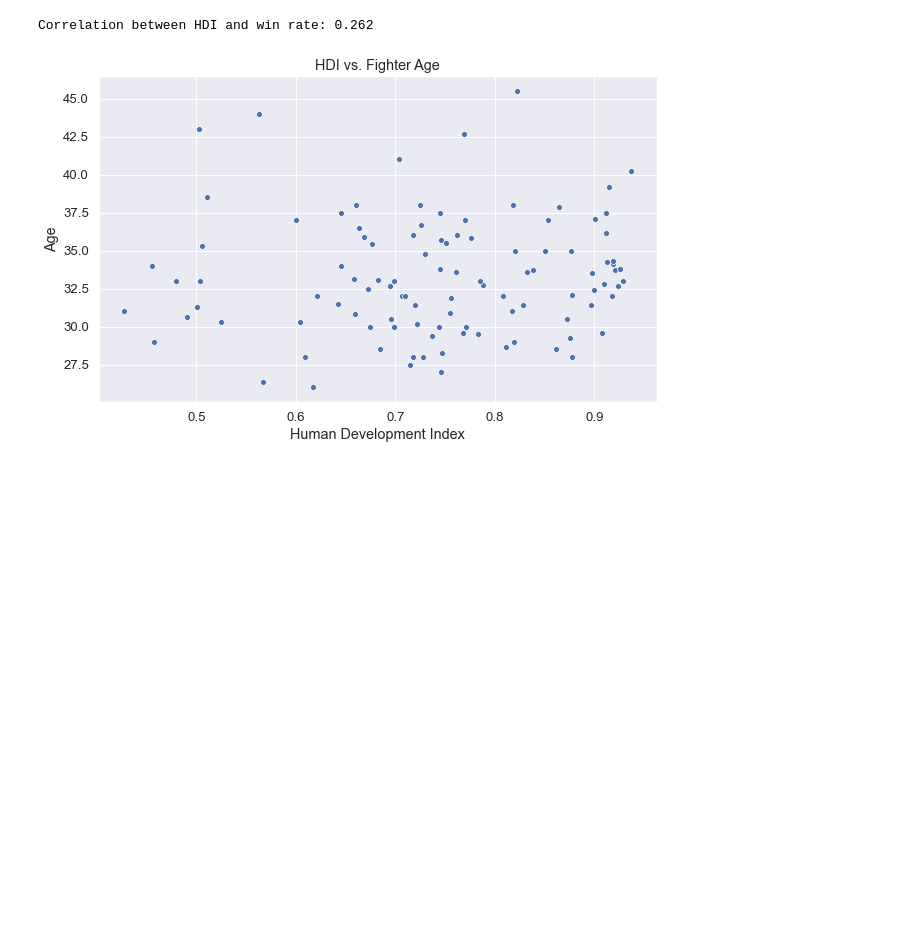
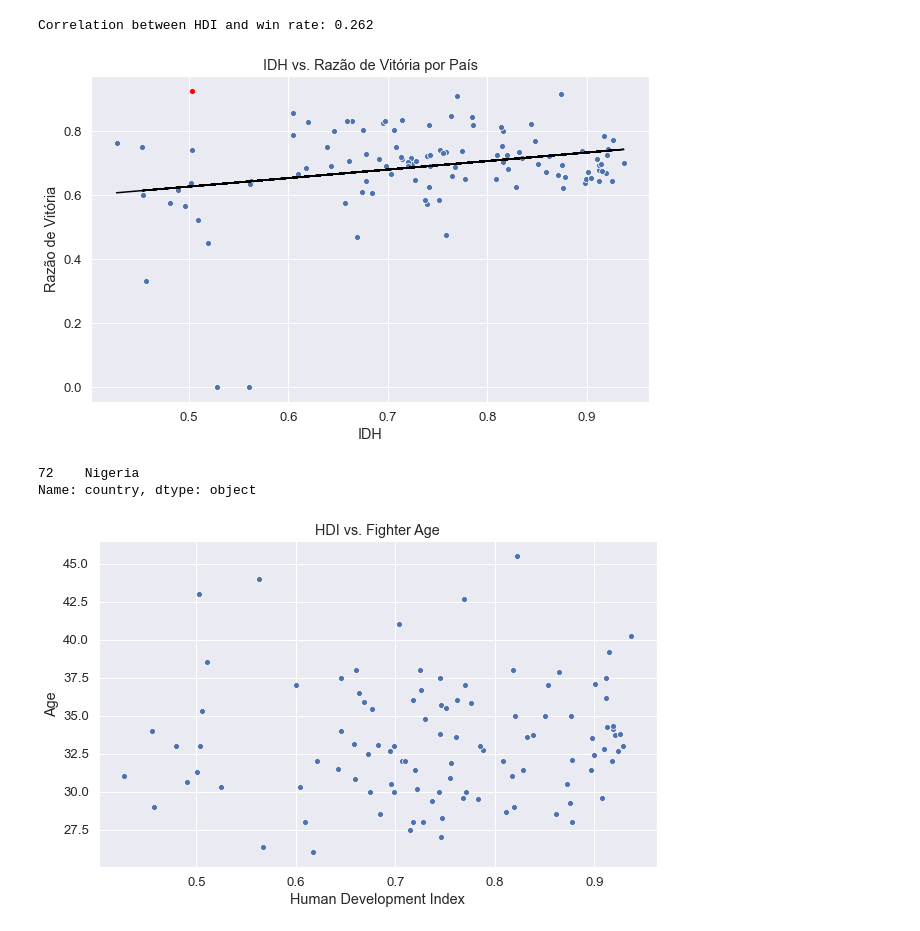
Before and after one commit to AgenteMaya/lutas_proj_dados, a Jupyter notebook: analiseLeal.ipynb, the cells around one changed output. Cells and saved outputs as stored; diff of their text form; code cells hidden in the pictures; blank space fills up the shorter version.

Commit message:
identificação de outlier no graifoc IDH e vitoria

```diff
--- a/analiseLeal.ipynb
+++ b/analiseLeal.ipynb
@@ -152,6 +152,41 @@ print(f"Correlação entre IDH e Razão de Vitória: {correlation:.3f}")
 # %% [output]
 [figure]
 Correlation between HDI and win rate: 0.262
+# %%
+# Add a criterium for what you consider as 'low' HDI and 'high' win rate
+low_HDI_threshold = 0.6
+high_win_rate_threshold = 0.8
+
+# Create a filter for these outliers
+outliers_filter = (perf_agg['Human Development Index'] < low_HDI_threshold) & (
+            perf_agg['win_rate'] > high_win_rate_threshold)
+
+# Separate outliers from the rest data
+outliers = perf_agg[outliers_filter]
+non_outliers = perf_agg[~outliers_filter]
+
+plt.figure(figsize=(10, 6))
+
+# Plot non-outliers as blue dots
+sns.scatterplot(data=non_outliers, x='Human Development Index', y='win_rate')
+
+# Plot outliers as red dots
+sns.scatterplot(data=outliers, x='Human Development Index', y='win_rate', color='red')
+
+# Fit a line to the data
+m, b = np.polyfit(perf_agg['Human Development Index'], perf_agg['win_rate'], 1)
+plt.plot(perf_agg['Human Development Index'], m * perf_agg['Human Development Index'] + b, color='black')
+
+plt.title('IDH vs. Razão de Vitória por País')
+plt.xlabel('IDH')
+plt.ylabel('Razão de Vitória')
+plt.show()
+
+print(outliers['country'])
+# %% [output]
+[figure, added]
+72    Nigeria
+Name: country, dtype: object
 # %%
 # Scatter plot of HDI vs. fighter age
 idade_IDH = lutadores_idh.groupby('country').agg({'age': 'mean', 'Human Development Index': 'mean'}).reset_index()
```
Also changed, not shown: parts of 1 cell of this notebook.
